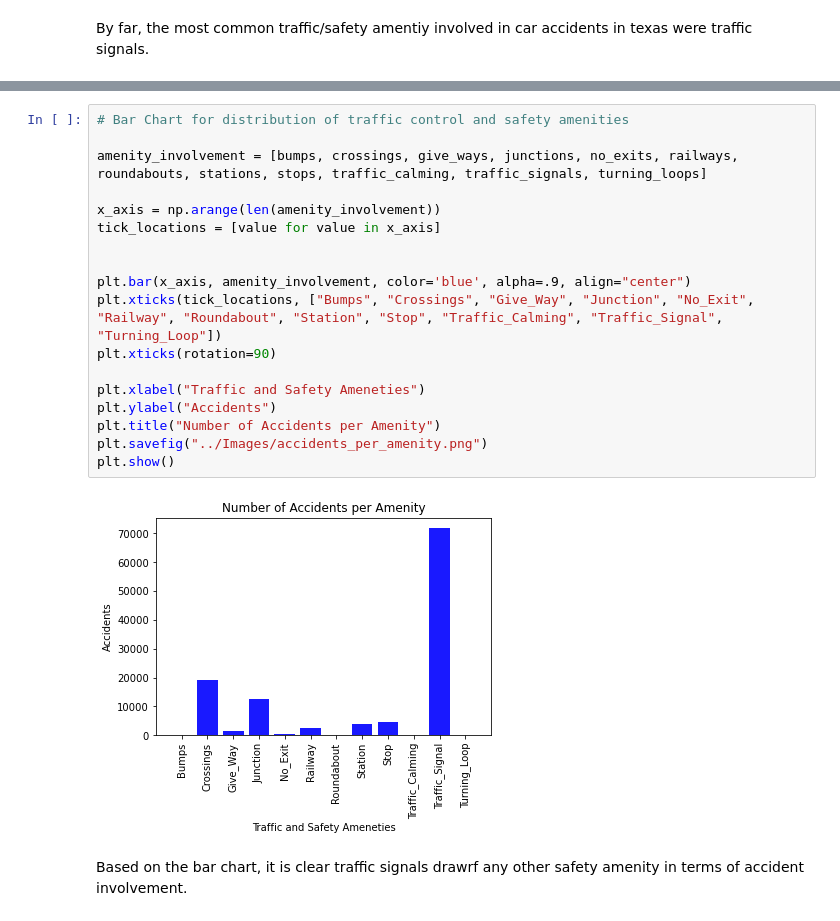
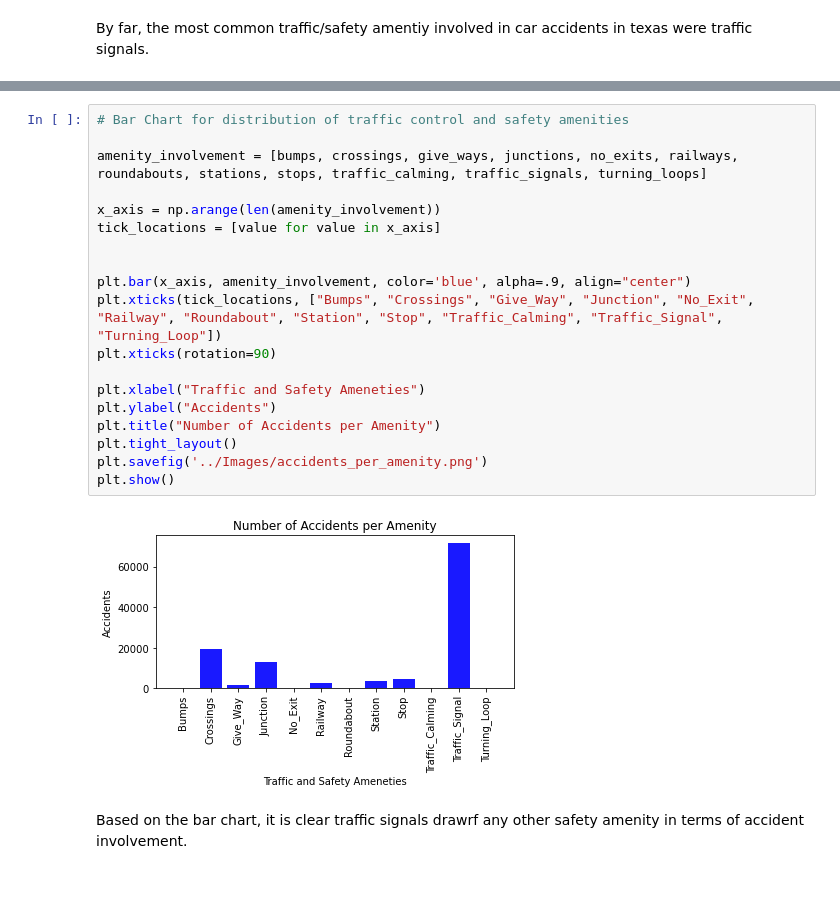
Before and after one commit to ykrasnikov/US-Traffic-Accidents, a Jupyter notebook: amenities-and-time-of-day/cars_vs_ammenities_texas.ipynb, the cells around one changed output, grey strips where cells are left out. Cells and saved outputs as stored; diff of their text form; blank space fills up the shorter version.

Commit message:
fixed png figure cut-off issue

```diff
--- a/amenities-and-time-of-day/cars_vs_ammenities_texas.ipynb
+++ b/amenities-and-time-of-day/cars_vs_ammenities_texas.ipynb
@@ -161,23 +143,24 @@ amenity_involvement_df
 # %%
 # Bar Chart for distribution of traffic control and safety amenities
 
 amenity_involvement = [bumps, crossings, give_ways, junctions, no_exits, railways, roundabouts, stations, stops, traffic_calming, traffic_signals, turning_loops]
 
 x_axis = np.arange(len(amenity_involvement))
 tick_locations = [value for value in x_axis]
 
 
 plt.bar(x_axis, amenity_involvement, color='blue', alpha=.9, align="center")
 plt.xticks(tick_locations, ["Bumps", "Crossings", "Give_Way", "Junction", "No_Exit", "Railway", "Roundabout", "Station", "Stop", "Traffic_Calming", "Traffic_Signal", "Turning_Loop"])
 plt.xticks(rotation=90)
 
 plt.xlabel("Traffic and Safety Ameneties")
 plt.ylabel("Accidents")
 plt.title("Number of Accidents per Amenity")
-plt.savefig("../Images/accidents_per_amenity.png")
+plt.tight_layout()
+plt.savefig('../Images/accidents_per_amenity.png')
 plt.show()
 # %% [output]
-[figure, old version]
+[figure, new version]
 # %% [markdown]
 Based on the bar chart, it is clear traffic signals drawrf any other safety amenity in terms of accident involvement.
 # %% [markdown]
```
Also changed, not shown: parts of 3 cells of this notebook, 3 other files.
